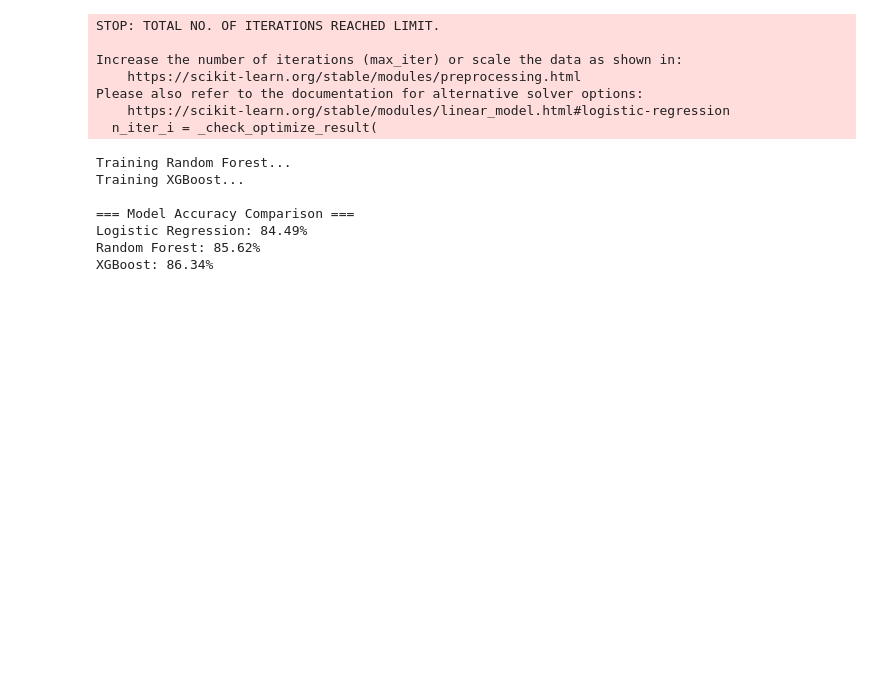
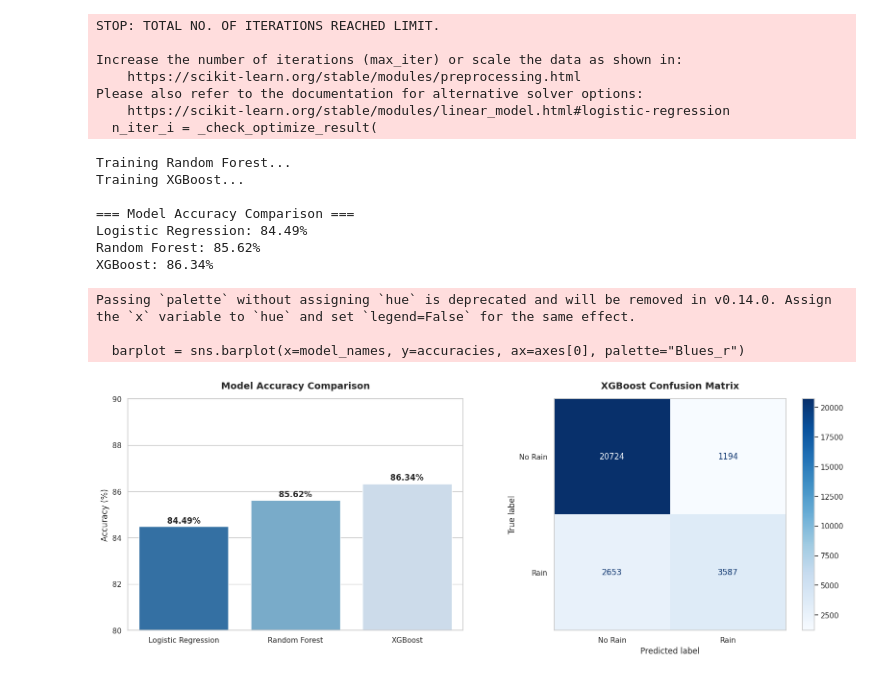
Before and after one commit to regional-specter/kaggle-notebooks, a Jupyter notebook: australian-rain-prediction-model.ipynb, the cells around one changed output. Cells and saved outputs as stored; diff of their text form; code cells hidden in the pictures; blank space fills up the shorter version.

Commit message:
Added Australian Rain Prediction Model Conclusion

```diff
--- a/australian-rain-prediction-model.ipynb
+++ b/australian-rain-prediction-model.ipynb
@@ -300,3 +300,43 @@ Training XGBoost...
 Logistic Regression: 84.49%
 Random Forest: 85.62%
 XGBoost: 86.34%
+# %%
+from sklearn.metrics import confusion_matrix, ConfusionMatrixDisplay
+
+# Setup the Plotting Canvas
+fig, axes = plt.subplots(1, 2, figsize=(16, 6))
+sns.set_theme(style="whitegrid")
+
+# Model Accuracy Comparison
+model_names = ['Logistic Regression', 'Random Forest', 'XGBoost']
+accuracies = [84.49, 85.62, 86.34]
+
+barplot = sns.barplot(x=model_names, y=accuracies, ax=axes[0], palette="Blues_r")
+axes[0].set_title('Model Accuracy Comparison', fontsize=14, fontweight='bold', pad=15)
+axes[0].set_ylabel('Accuracy (%)', fontsize=12)
+axes[0].set_ylim(80, 90) # Zoom in to see the differences clearly
+
+# Add value labels on top of the bars
+for p in barplot.patches:
+    axes[0].annotate(f"{p.get_height():.2f}%",
+                     (p.get_x() + p.get_width() / 2., p.get_height() + 0.1),
+                     ha='center', va='center', xytext=(0, 5),
+                     textcoords='offset points', fontweight='bold')
+
+# Confusion Matrix for the Best Model (XGBoost)
+best_model = models["XGBoost"]
+y_pred = best_model.predict(X_test)
+cm = confusion_matrix(y_test, y_pred)
+
+disp = ConfusionMatrixDisplay(confusion_matrix=cm, display_labels=['No Rain', 'Rain'])
+disp.plot(ax=axes[1], cmap='Blues', values_format='d')
+axes[1].set_title('XGBoost Confusion Matrix', fontsize=14, fontweight='bold', pad=15)
+axes[1].grid(False) # Clean grid lines inside matrix
+
+plt.tight_layout()
+plt.show()
+# %% [output]
+Passing `palette` without assigning `hue` is deprecated and will be removed in v0.14.0. Assign the `x` variable to `hue` and set `legend=False` for the same effect.
+
+  barplot = sns.barplot(x=model_names, y=accuracies, ax=axes[0], palette="Blues_r")
+[figure, added]
```
Also changed, not shown: parts of 1 cell of this notebook.
